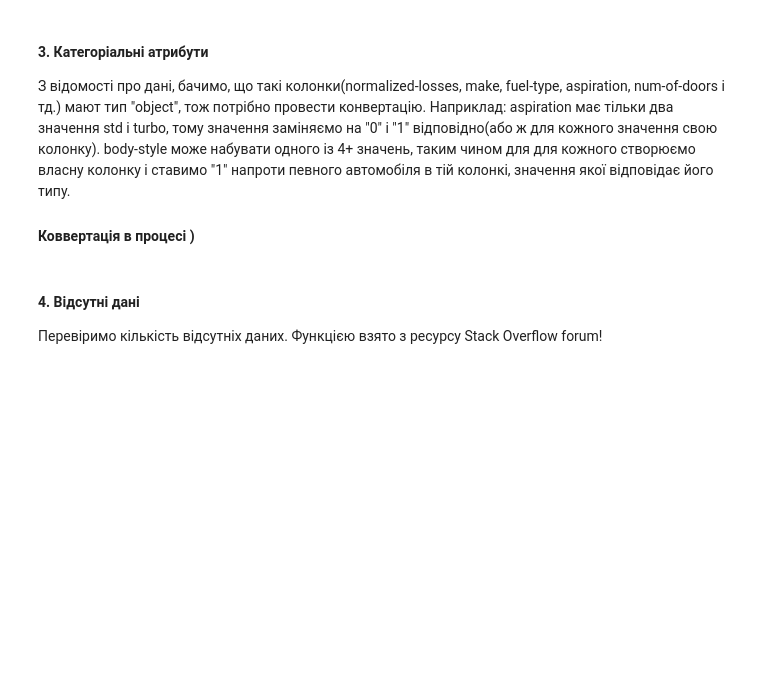
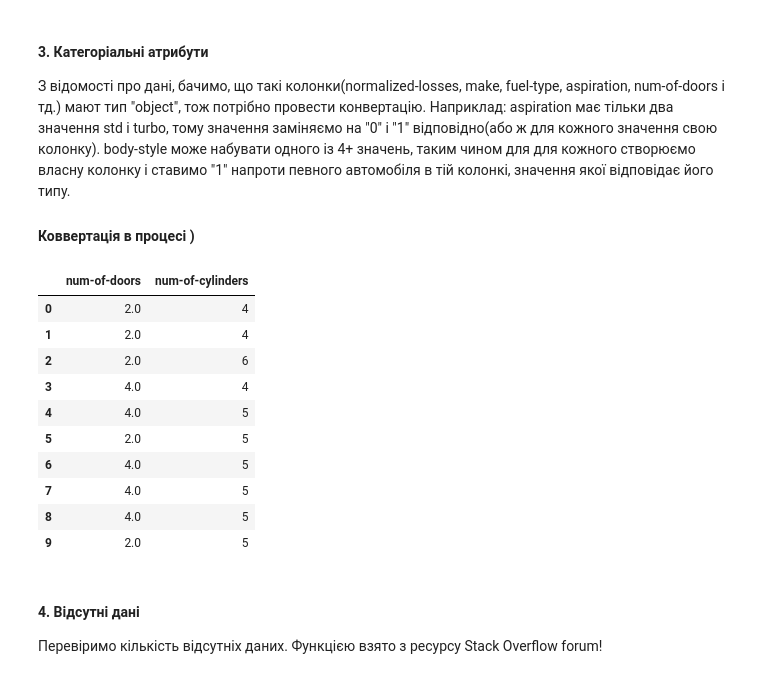
Before and after one commit to Ihoriam/IhorIhnatenko_MA2018Python, a Jupyter notebook: Homework14/index.ipynb, the cells around one changed output. Cells and saved outputs as stored; diff of their text form; code cells hidden in the pictures; blank space fills up the shorter version.

```diff
--- a/Homework14/index.ipynb
+++ b/Homework14/index.ipynb
@@ -157,6 +157,26 @@ dataFile[:10].select_dtypes(include=['object'])
 Наприклад: aspiration має тільки два значення std і turbo, тому значення заміняємо на "0" і "1" відповідно(або ж для кожного значення свою колонку). body-style може набувати одного із 4+ значень, таким чином для для кожного створюємо власну колонку і ставимо "1" напроти певного автомобіля в тій колонкі, значення якої відповідає його типу.
 
 #### Коввертація в процесі )
+# %%
+dataFile = dataFile.replace({'one': 1,
+                          'two': 2,
+                          'three': 3,
+                          'four': 4,
+                          'five': 5,
+                          'six': 6})
+dataFile[['num-of-doors', 'num-of-cylinders']].head(10)
+# %% [output]
+|  | num-of-doors | num-of-cylinders |
+| 0 | 2.0 | 4 |
+| 1 | 2.0 | 4 |
+| 2 | 2.0 | 6 |
+| 3 | 4.0 | 4 |
+| 4 | 4.0 | 5 |
+| 5 | 2.0 | 5 |
+| 6 | 4.0 | 5 |
+| 7 | 4.0 | 5 |
+| 8 | 4.0 | 5 |
+| 9 | 2.0 | 5 |
 # %% [markdown]
 #### 4. Відсутні дані
 Перевіримо кількість відсутніх даних. Функцією взято з ресурсу Stack Overflow forum!
```
Also changed, not shown: parts of 2 cells of this notebook.
